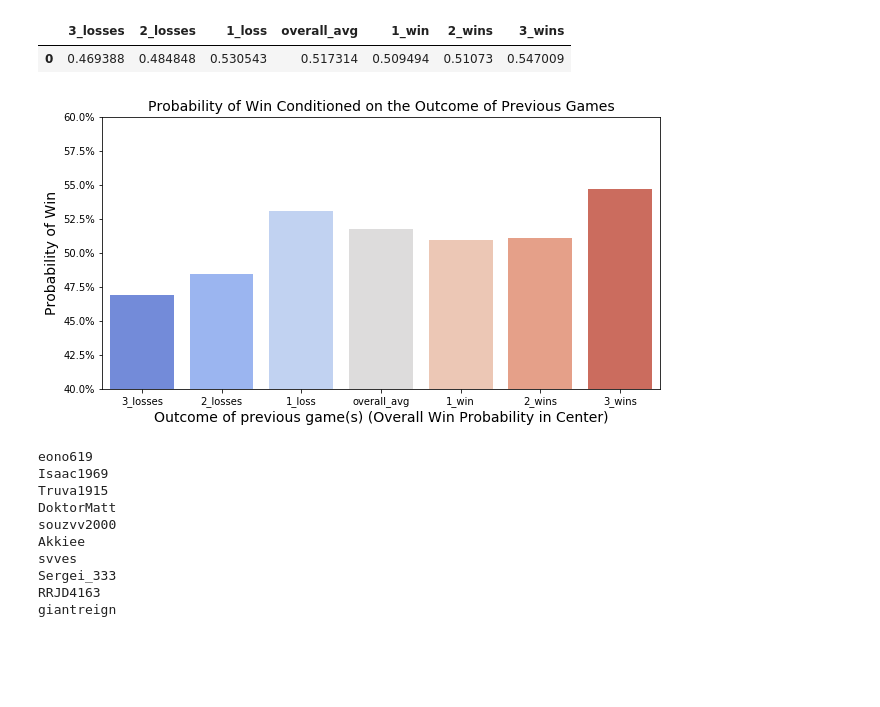
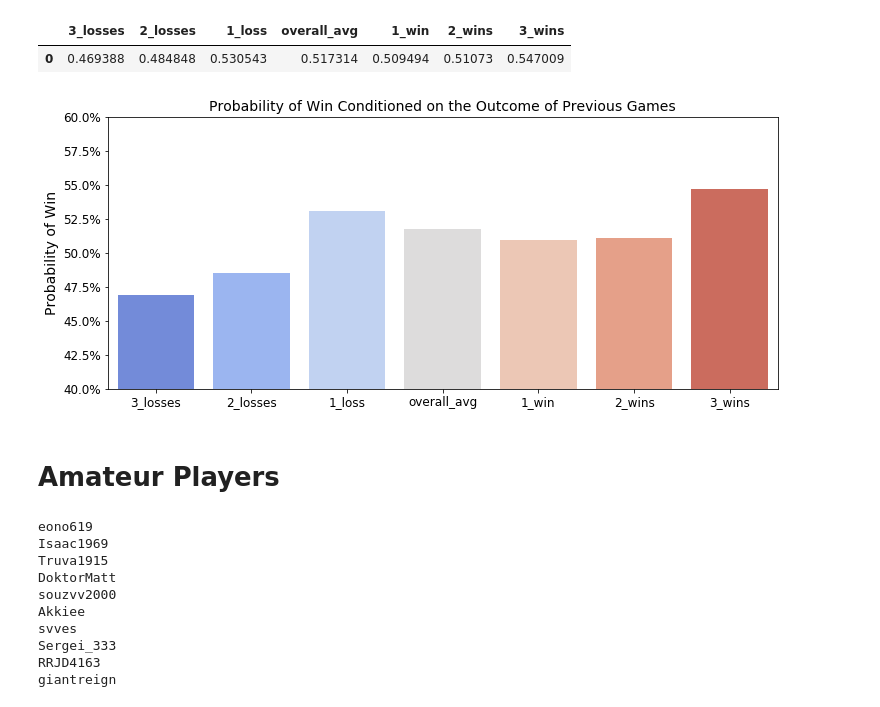
Before and after one commit to eonofrey/chess_hot_hand, a Jupyter notebook: chess_hot_hand_clean.ipynb, the cells around one changed output. Drawn from its saved outputs; the diff is of its cells as text; code cells hidden in the pictures; blank space fills up the shorter version.

```diff
--- a/chess_hot_hand_clean.ipynb
+++ b/chess_hot_hand_clean.ipynb
@@ -248,19 +256,23 @@ results_df
 # %%
 melted_results = pd.melt(results_df)
 # %%
-plt.figure(figsize=(10, 5))
+plt.figure(figsize=(12, 5))
 
 sns.barplot(x='variable', y='value', data=melted_results, palette='coolwarm')
 plt.ylim([.4,.6])
 plt.title('Probability of Win Conditioned on the Outcome of Previous Games', fontsize=14)
 plt.ylabel('Probability of Win', fontsize=14)
-plt.xlabel('Outcome of previous game(s) (Overall Win Probability in Center)', fontsize=14)
+plt.xlabel('', fontsize=14)
 plt.gca().yaxis.set_major_formatter(PercentFormatter(xmax=1, decimals=1))
+plt.yticks(fontsize=12)
+plt.xticks(fontsize=12)
 
 
 plt.show()
 # %% [output]
-[figure, old version]
+[figure, new version]
+# %% [markdown]
+# Amateur Players
 # %%
 # Pull all players
 intermediate_players = ['eono619', 'Isaac1969', 'Truva1915', 'DoktorMatt', 'souzvv2000', 'Akkiee',
```
Also changed, not shown: parts of 15 cells of this notebook.
